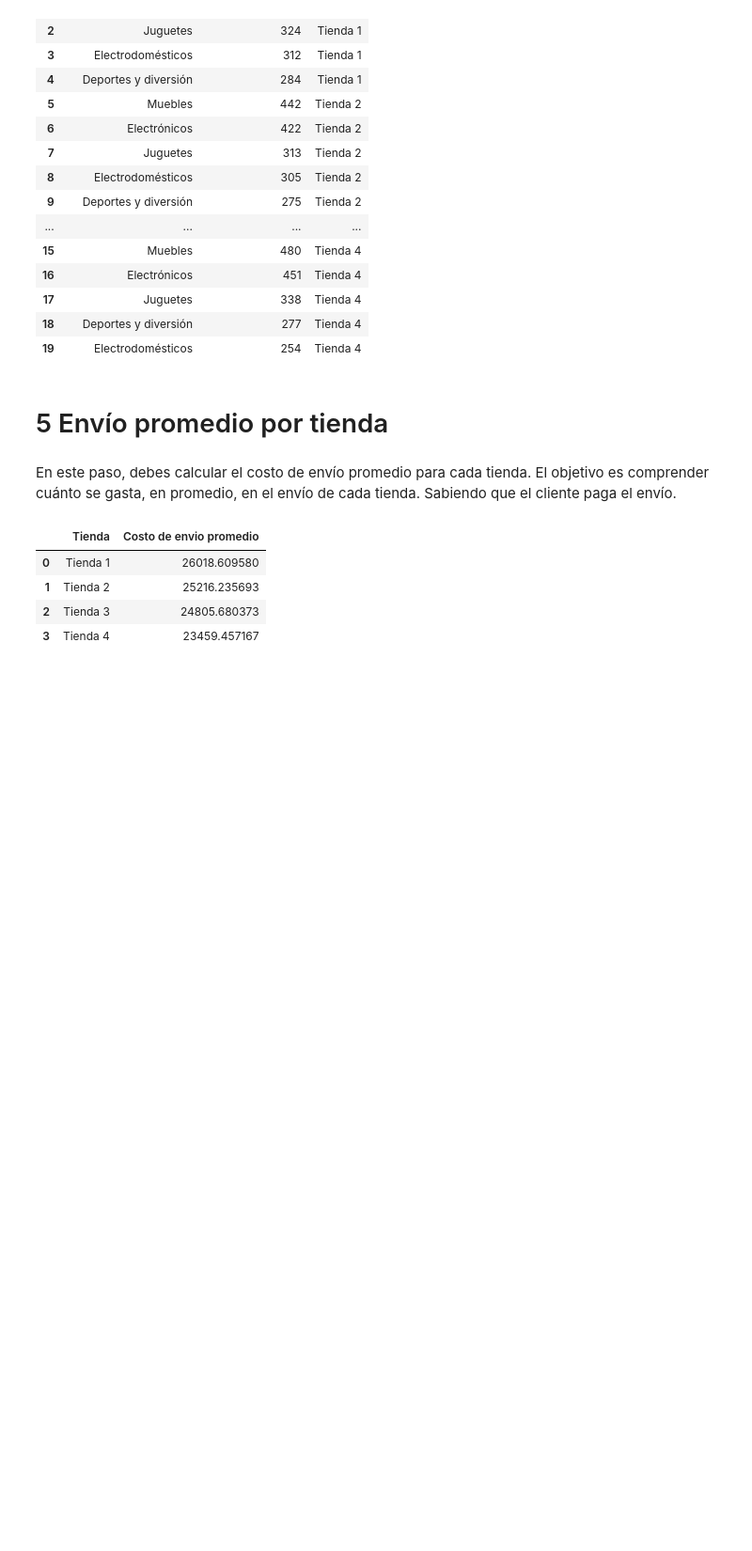
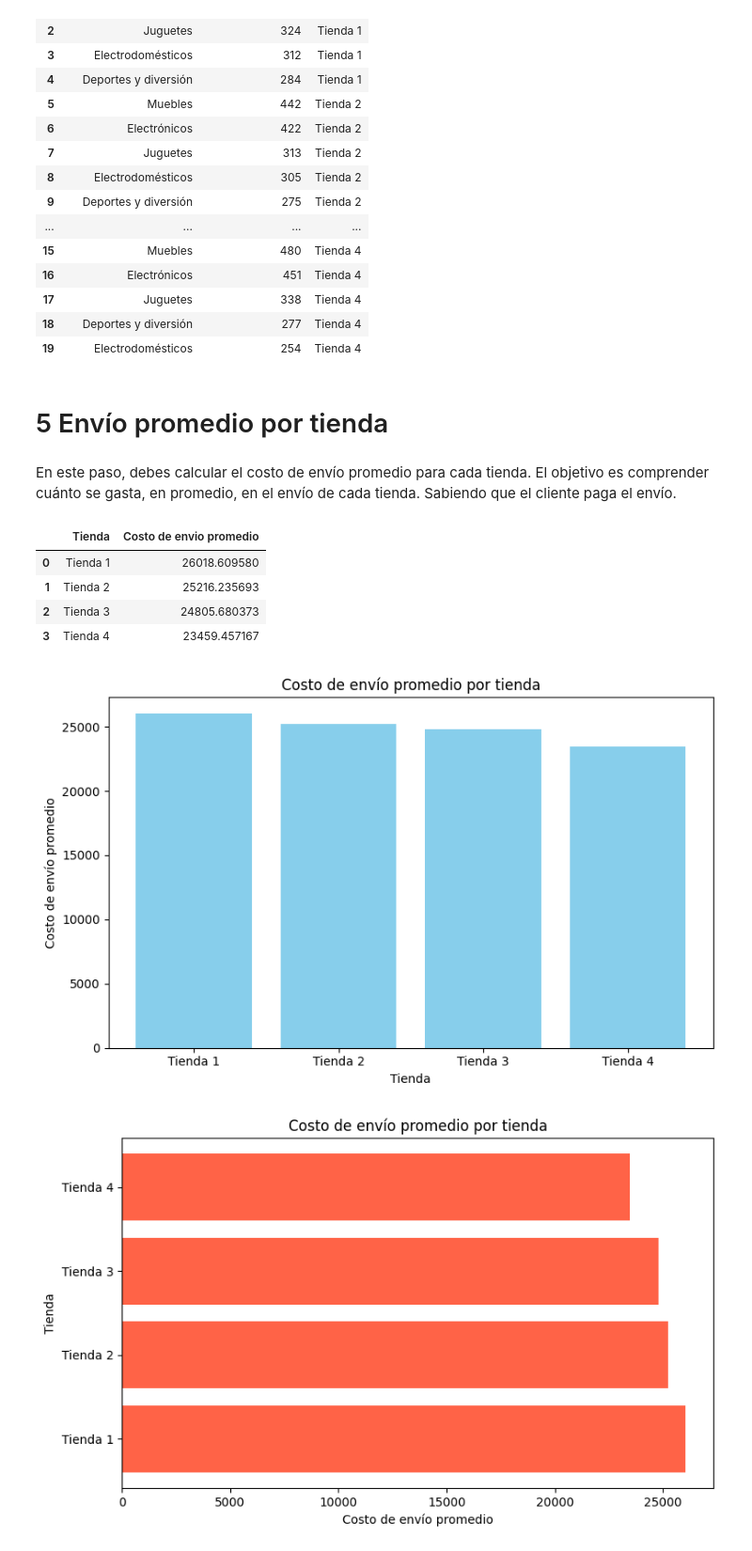
Before and after one commit to rocioivonneperezgonzalez-ship-it/Practicando-Python-para-Data-Science-Challenge-Alura-Store, a Jupyter notebook: Python_para_Data_Science_Challenge_Alura_Store.ipynb, the cells around one changed output. Shown at 94% size. Drawn from its saved outputs; the diff is of its cells as text; code cells hidden in the pictures; blank space fills up the shorter version.

```diff
--- a/Python_para_Data_Science_Challenge_Alura_Store.ipynb
+++ b/Python_para_Data_Science_Challenge_Alura_Store.ipynb
@@ -542,3 +617,43 @@ tabla_valoracion3
 | 1 | Tienda 2 | 25216.235693 |
 | 2 | Tienda 3 | 24805.680373 |
 | 3 | Tienda 4 | 23459.457167 |
+# %%
+import matplotlib.pyplot as plt
+
+# Gráfico 1 – Barras verticales
+plt.figure(figsize=(8, 5))
+plt.bar(tabla_valoracion3['Tienda'],
+        tabla_valoracion3['Costo de envio promedio'],
+        color='skyblue')
+plt.title('Costo de envío promedio por tienda')
+plt.xlabel('Tienda')
+plt.ylabel('Costo de envío promedio')
+plt.tight_layout()
+plt.show()
+
+# Gráfico 2 – Barras horizontales
+plt.figure(figsize=(8, 5))
+plt.barh(tabla_valoracion3['Tienda'],
+         tabla_valoracion3['Costo de envio promedio'],
+         color='tomato')
+plt.title('Costo de envío promedio por tienda')
+plt.xlabel('Costo de envío promedio')
+plt.ylabel('Tienda')
+plt.tight_layout()
+plt.show()
+
+# Gráfico 3 – Gráfico de pastel
+plt.figure(figsize=(6, 6))
+plt.pie(
+    tabla_valoracion3['Costo de envio promedio'],
+    labels=tabla_valoracion3['Tienda'],
+    autopct='%1.1f%%',
+    startangle=90,
+    colors=['gold', 'lightgreen', 'lightskyblue', 'plum']
+)
+plt.title('Proporción del costo de envío promedio por tienda')
+plt.tight_layout()
+plt.show()
+# %% [output]
+[figure, added]
+[figure, added]
```
Also changed, not shown: parts of 6 cells of this notebook.
